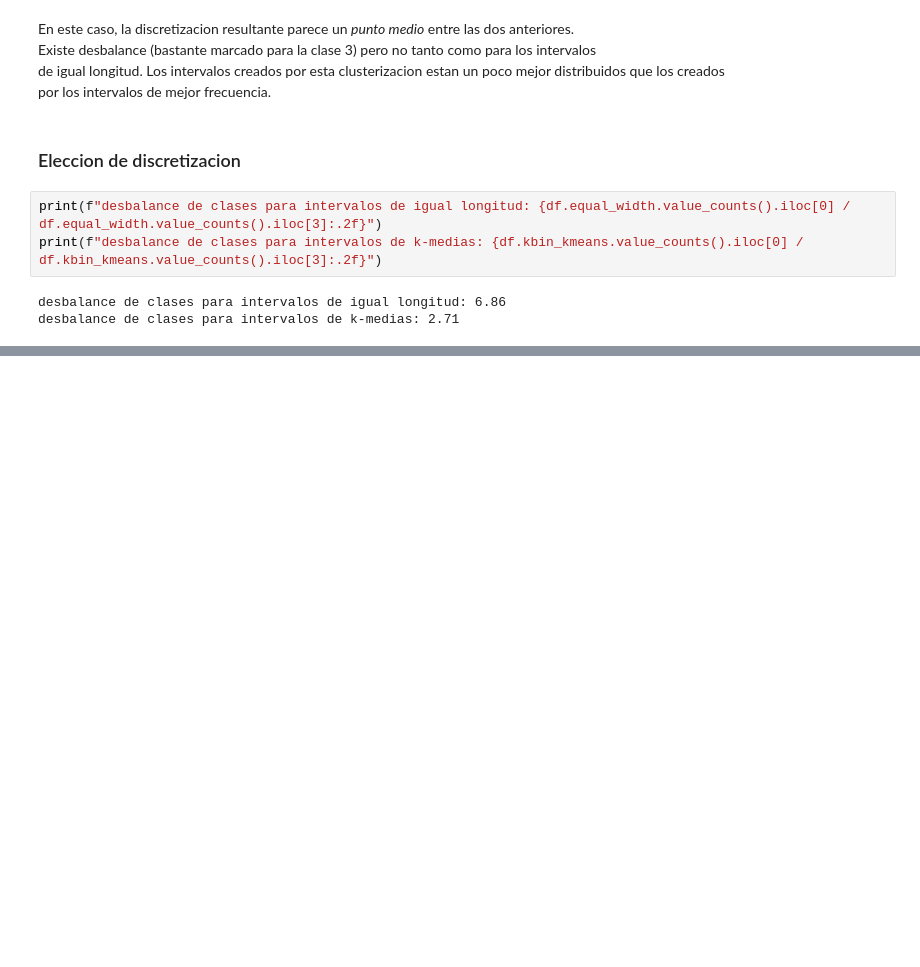
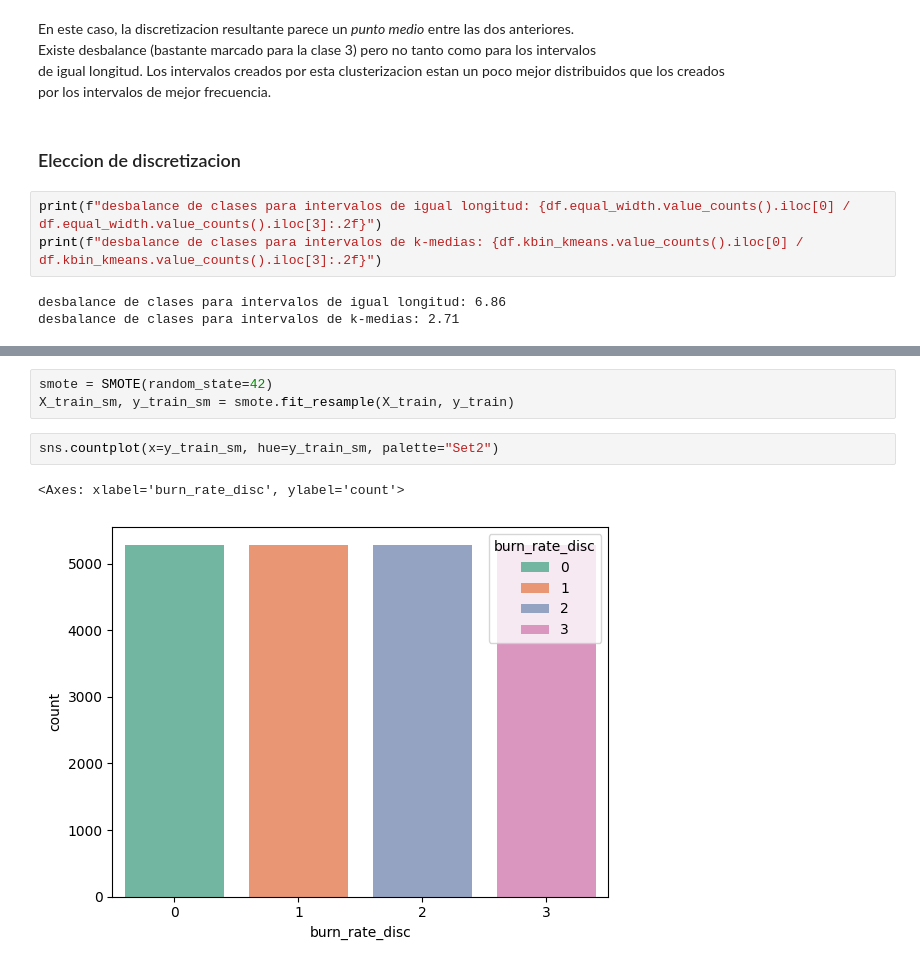
Before and after one commit to kpennington-esc/tp_2_add, a Jupyter notebook: tp_2_add.ipynb, the cells around one changed output, grey strips where cells are left out. Cells and saved outputs as stored; diff of their text form; blank space fills up the shorter version.

```diff
--- a/tp_2_add.ipynb
+++ b/tp_2_add.ipynb
@@ -136,0 +209,8 @@ y.hist()
+# %%
+smote = SMOTE(random_state=42)
+X_train_sm, y_train_sm = smote.fit_resample(X_train, y_train)
+# %%
+sns.countplot(x=y_train_sm, hue=y_train_sm, palette="Set2")
+# %% [output]
+<Axes: xlabel='burn_rate_disc', ylabel='count'>
+[figure, added]
```
Also changed, not shown: parts of 20 cells of this notebook.
